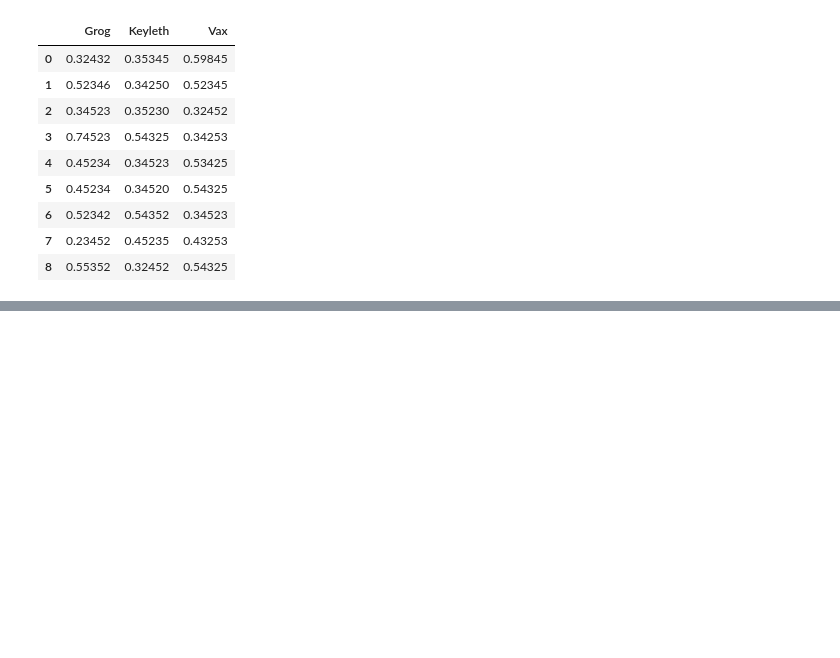
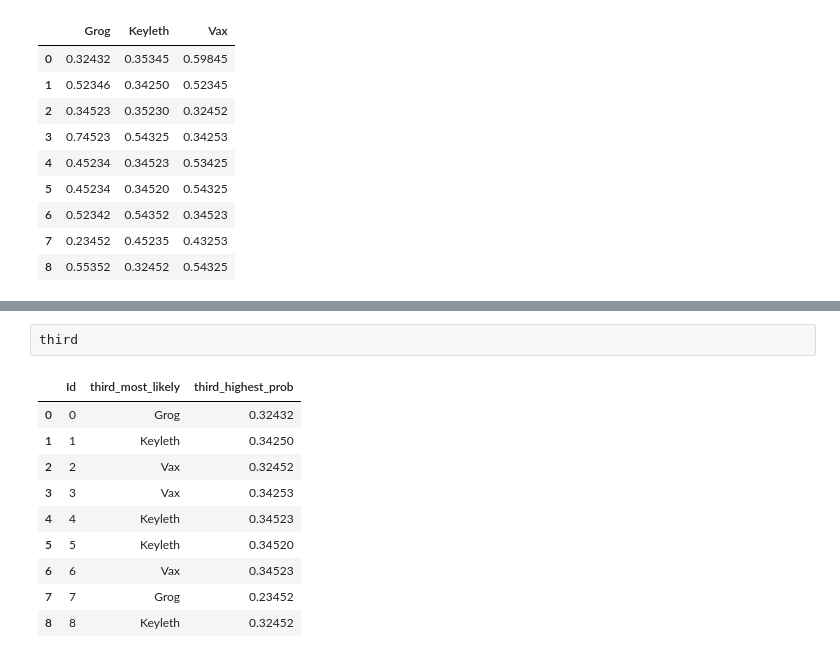
Before and after one commit to BarnetteME1/SF-Crime-Prediction, a Jupyter notebook: Dummy to Factor.ipynb, the cells around one changed output, grey strips where cells are left out. Drawn from its saved outputs; the diff is of its cells as text; blank space fills up the shorter version.

```diff
--- a/Dummy to Factor.ipynb
+++ b/Dummy to Factor.ipynb
@@ -47,0 +101,13 @@ prob_to_column(Critical_Role)
+# %%
+third
+# %% [output]
+|  | Id | third_most_likely | third_highest_prob |
+| 0 | 0 | Grog | 0.32432 |
+| 1 | 1 | Keyleth | 0.34250 |
+| 2 | 2 | Vax | 0.32452 |
+| 3 | 3 | Vax | 0.34253 |
+| 4 | 4 | Keyleth | 0.34523 |
+| 5 | 5 | Keyleth | 0.34520 |
+| 6 | 6 | Vax | 0.34523 |
+| 7 | 7 | Grog | 0.23452 |
+| 8 | 8 | Keyleth | 0.32452 |
```
Also changed, not shown: parts of 8 cells of this notebook, 3 other files.
